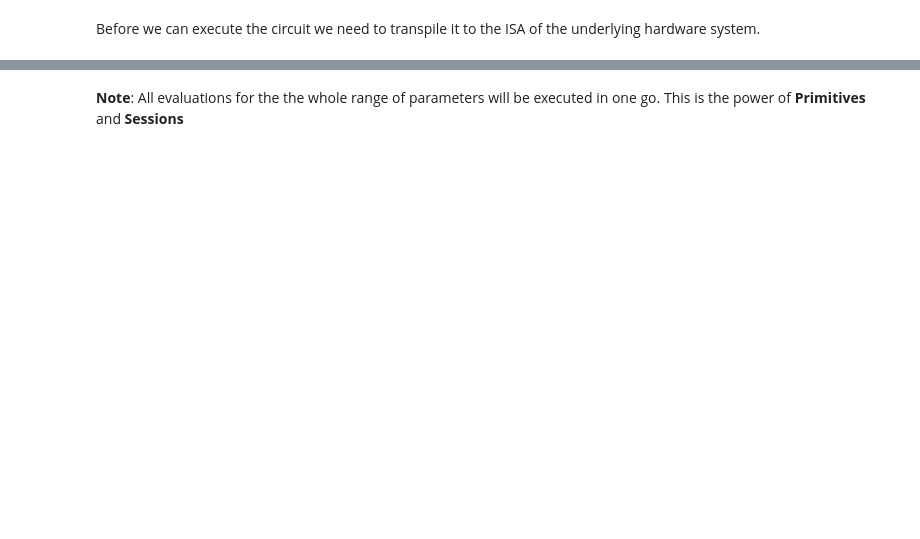
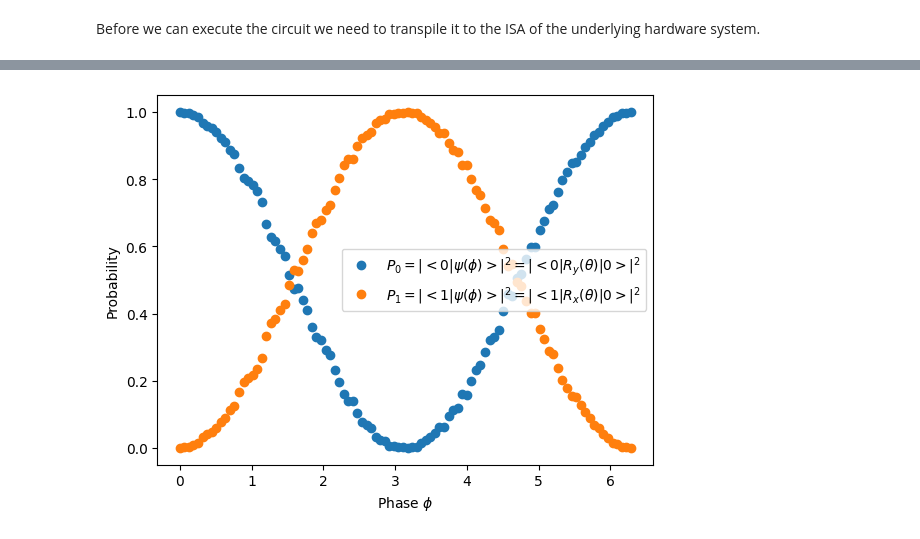
Before and after one commit to Joseph-Khoury/MQE_env, a Jupyter notebook: qiskit_env/Lecture 2/workbook_2_primitive_basics.ipynb, the cells around one changed output, grey strips where cells are left out. Drawn from its saved outputs; the diff is of its cells as text; code cells hidden in the pictures; blank space fills up the shorter version.

```diff
--- a/qiskit_env/Lecture 2/workbook_2_primitive_basics.ipynb
+++ b/qiskit_env/Lecture 2/workbook_2_primitive_basics.ipynb
@@ -173,2 +137,8 @@ plt.legend()
-# %% [markdown]
-**Note**: All evaluations for the the whole range of parameters will be executed in one go. This is the power of **Primitives** and **Sessions**
+# %%
+plt.plot(phases, prob_values_0, 'o', label=r'$P_0 = |<0|\psi(\phi)>|^2 = |<0|R_y(\theta)|0>|^2$')
+plt.plot(phases, prob_values_1, 'o', label=r'$P_1 = |<1|\psi(\phi)>|^2 = |<1|R_x(\theta)|0>|^2$')
+plt.xlabel(r'Phase $\phi$')
+plt.ylabel(r'Probability')
+_ = plt.legend()
+# %% [output]
+[figure, added]
```
Also changed, not shown: parts of 13 cells of this notebook.
